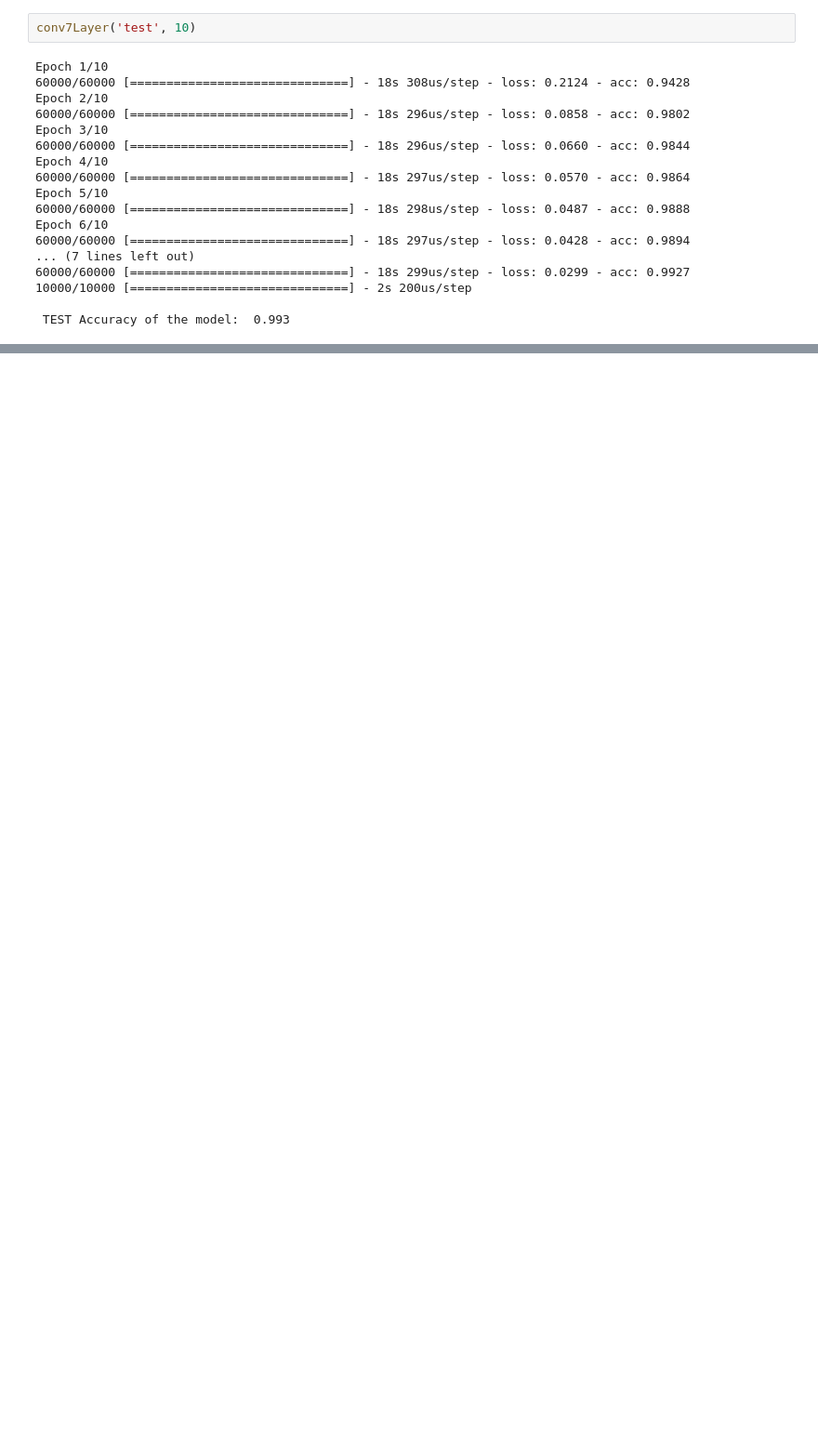
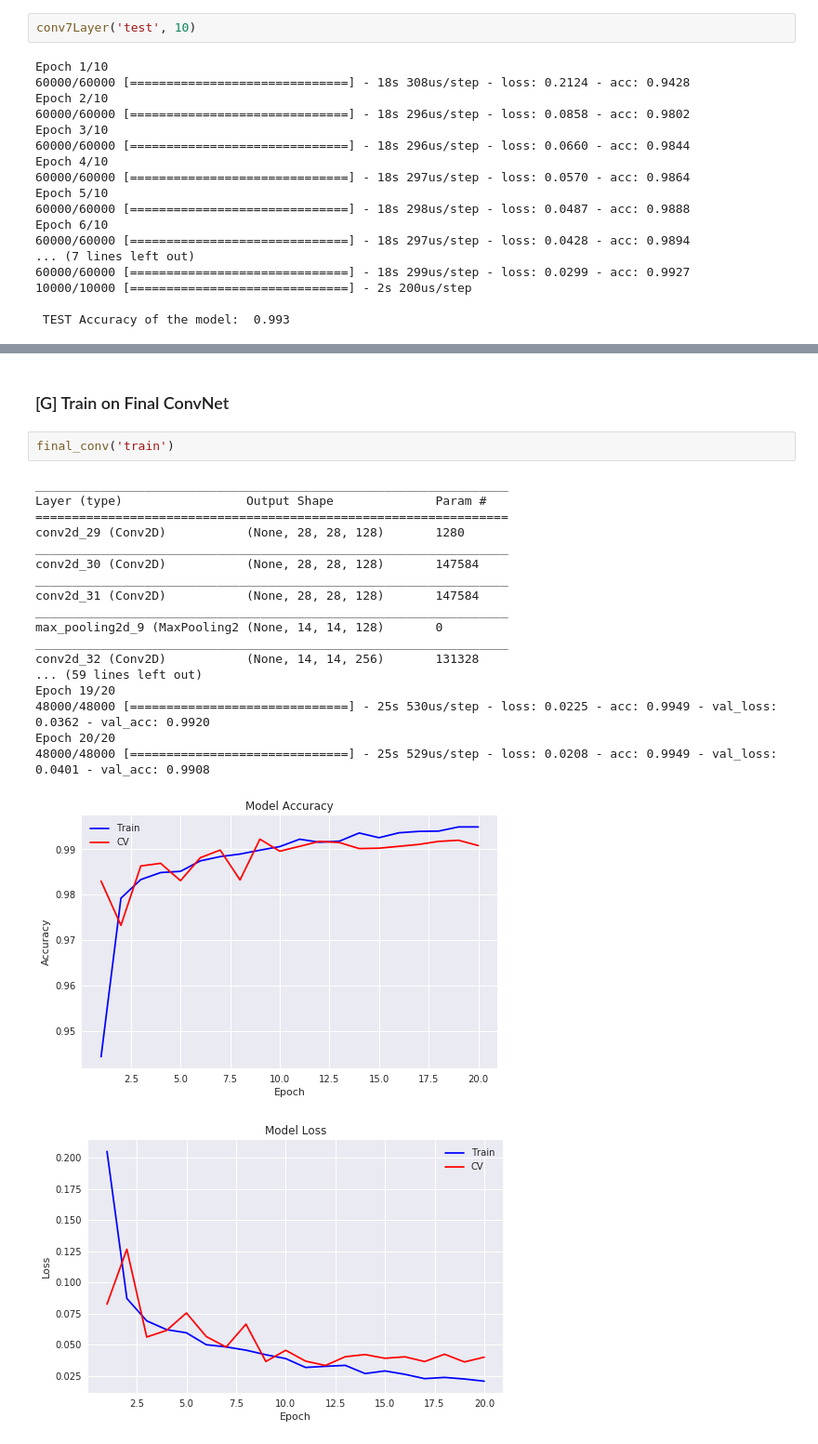
Before and after one commit to sradheya99/DeepLearning-Algorithms, a Jupyter notebook: 2.ConvNet/Simple_Convs.ipynb, the cells around one changed output, grey strips where cells are left out. Shown: that part at 93% size. Drawn from its saved outputs; the diff is of its cells as text; blank space fills up the shorter version.

```diff
--- a/2.ConvNet/Simple_Convs.ipynb
+++ b/2.ConvNet/Simple_Convs.ipynb
@@ -317,0 +435,24 @@ Epoch 6/10
+# %% [markdown]
+### [G] Train on Final ConvNet
+# %%
+final_conv('train')
+# %% [output]
+_________________________________________________________________
+Layer (type)                 Output Shape              Param #
+=================================================================
+conv2d_29 (Conv2D)           (None, 28, 28, 128)       1280
+_________________________________________________________________
+conv2d_30 (Conv2D)           (None, 28, 28, 128)       147584
+_________________________________________________________________
+conv2d_31 (Conv2D)           (None, 28, 28, 128)       147584
+_________________________________________________________________
+max_pooling2d_9 (MaxPooling2 (None, 14, 14, 128)       0
+_________________________________________________________________
+conv2d_32 (Conv2D)           (None, 14, 14, 256)       131328
+... (59 lines left out)
+Epoch 19/20
+48000/48000 [==============================] - 25s 530us/step - loss: 0.0225 - acc: 0.9949 - val_loss: 0.0362 - val_acc: 0.9920
+Epoch 20/20
+48000/48000 [==============================] - 25s 529us/step - loss: 0.0208 - acc: 0.9949 - val_loss: 0.0401 - val_acc: 0.9908
+[figure, added]
+[figure, added]
```
Also changed, not shown: parts of 30 cells of this notebook.
